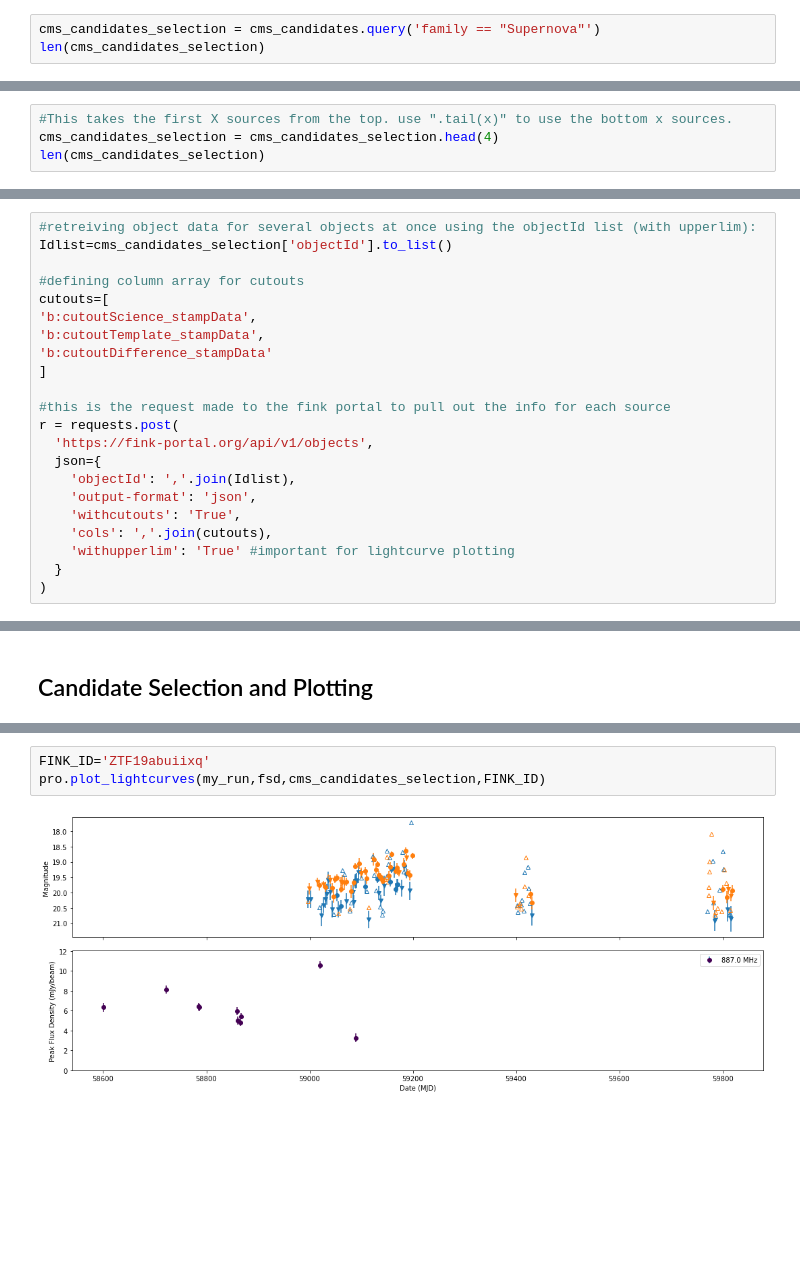
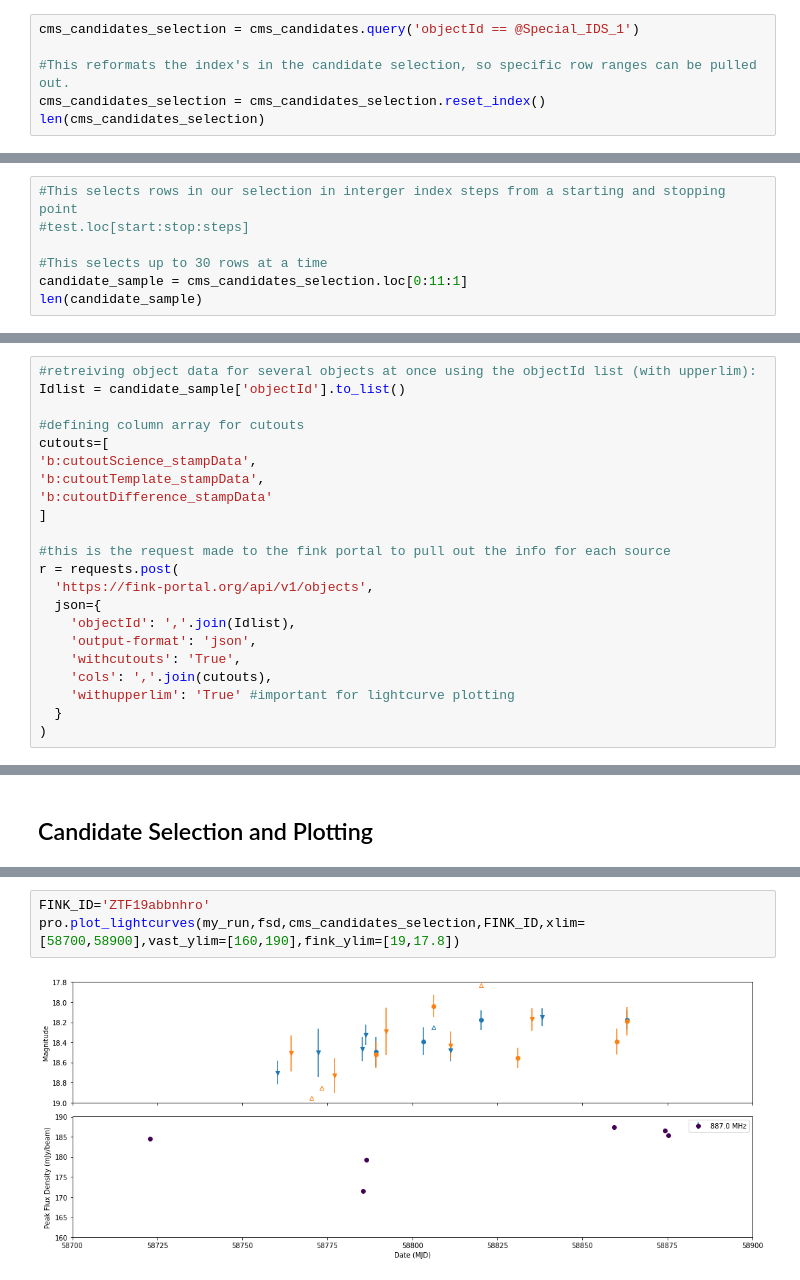
Before and after one commit to CallanG258/Project_VAST_FINK, a Jupyter notebook: VAST_and_FINK_Combined_Plotting.ipynb, the cells around one changed output, grey strips where cells are left out. Cells and saved outputs as stored; diff of their text form; blank space fills up the shorter version.

```diff
--- a/VAST_and_FINK_Combined_Plotting.ipynb
+++ b/VAST_and_FINK_Combined_Plotting.ipynb
@@ -63,6 +79,9 @@ dtype: int64
 # %% [markdown]
 There is a limit the number of requested sources that the FINK portal can give in one run (without things breaking). So, its best to request no more than 30 sources from the filtered catalogue (likely wont even need that much if the family of interest only contains a handful.)
 # %%
-cms_candidates_selection = cms_candidates.query('family == "Supernova"')
+cms_candidates_selection = cms_candidates.query('objectId == @Special_IDS_1')
+
+#This reformats the index's in the candidate selection, so specific row ranges can be pulled out.
+cms_candidates_selection = cms_candidates_selection.reset_index()
 len(cms_candidates_selection)
 # %% [output]
@@ -72,4 +88,0 @@ In instances where the family in question is too large to request at once, here
-# %%
-#This takes the first X sources from the top. use ".tail(x)" to use the bottom x sources.
-cms_candidates_selection = cms_candidates_selection.head(4)
-len(cms_candidates_selection)
@@ -77,0 +91,7 @@ len(cms_candidates_selection)
+# %%
+#This selects rows in our selection in interger index steps from a starting and stopping point
+#test.loc[start:stop:steps]
+
+#This selects up to 30 rows at a time
+candidate_sample = cms_candidates_selection.loc[0:11:1]
+len(candidate_sample)
@@ -78,6 +100,6 @@ len(cms_candidates_selection)
 # %%
 #retreiving object data for several objects at once using the objectId list (with upperlim):
-Idlist=cms_candidates_selection['objectId'].to_list()
+Idlist = candidate_sample['objectId'].to_list()
 
 #defining column array for cutouts
 cutouts=[
@@ -111,7 +143,7 @@ cms_candidates_selection
 # %%
-FINK_ID='ZTF19abuiixq'
-pro.plot_lightcurves(my_run,fsd,cms_candidates_selection,FINK_ID)
+FINK_ID='ZTF19abbnhro'
+pro.plot_lightcurves(my_run,fsd,cms_candidates_selection,FINK_ID,xlim=[58700,58900],vast_ylim=[160,190],fink_ylim=[19,17.8])
 # %% [output]
-[figure, old version]
+[figure, new version]
 # %%
 pro.plot_cutouts(my_run,fsd,cms_candidates_selection,FINK_ID,vast_epoch='1')
```
Also changed, not shown: parts of 11 cells of this notebook, 3 other files.
